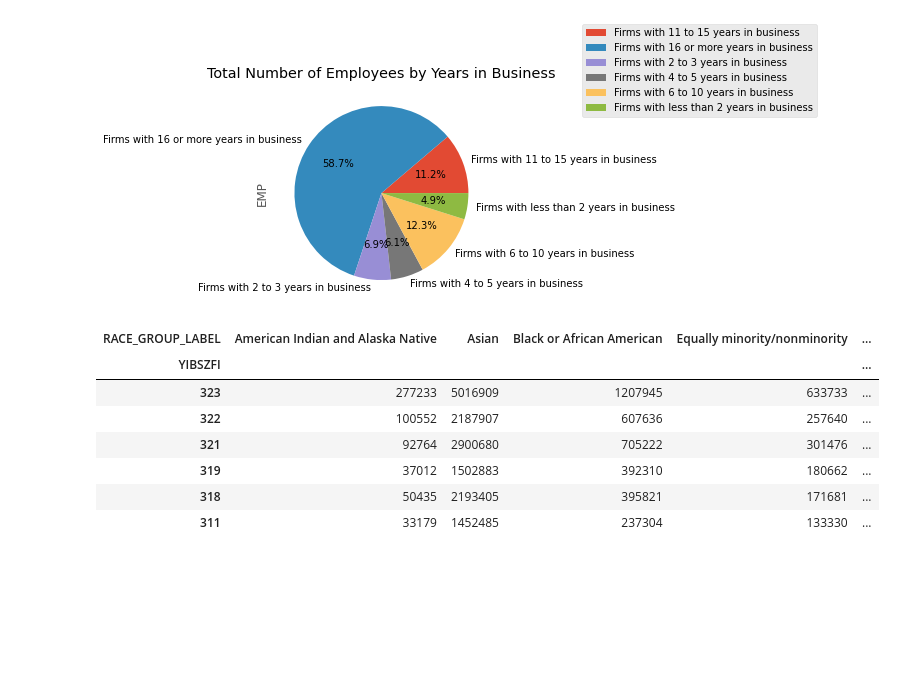
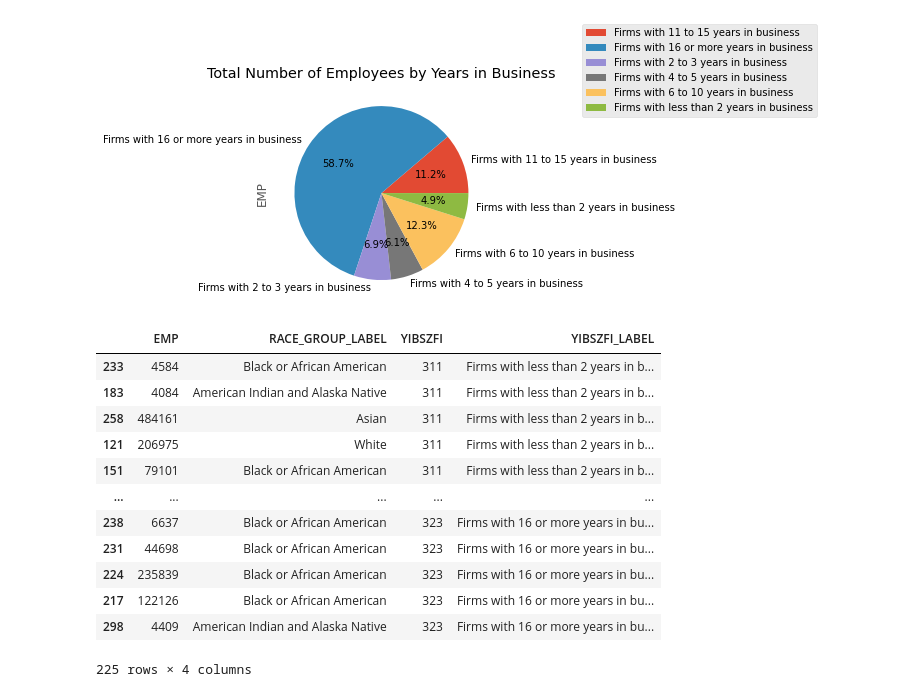
Before and after one commit to ryan5541/ABSAssessment, a Jupyter notebook: atkinson_census_notebook.ipynb, the cells around one changed output. Cells and saved outputs as stored; diff of their text form; code cells hidden in the pictures; blank space fills up the shorter version.

```diff
--- a/atkinson_census_notebook.ipynb
+++ b/atkinson_census_notebook.ipynb
@@ -98,15 +99,17 @@ census_race = census_race[(census_race['RACE_GROUP_LABEL'] != 'Minority')&(censu
-# %%
-#create and check pivot table
-census_race = census_race[['EMP','RACE_GROUP_LABEL', 'YIBSZFI', 'YIBSZFI_LABEL']].copy()
-census_race_pivot = census_race.pivot_table(index='YIBSZFI',columns ='RACE_GROUP_LABEL', values='EMP', aggfunc=np.sum)
-census_race_pivot.sort_values(by=['YIBSZFI'], ascending=False, inplace=True)
-census_race_pivot
-# %% [output]
-| RACE_GROUP_LABEL | American Indian and Alaska Native | Asian | Black or African American | Equally minority/nonminority | ... |
-| YIBSZFI |  |  |  |  | ... |
-| 323 | 277233 | 5016909 | 1207945 | 633733 | ... |
-| 322 | 100552 | 2187907 | 607636 | 257640 | ... |
-| 321 | 92764 | 2900680 | 705222 | 301476 | ... |
-| 319 | 37012 | 1502883 | 392310 | 180662 | ... |
-| 318 | 50435 | 2193405 | 395821 | 171681 | ... |
-| 311 | 33179 | 1452485 | 237304 | 133330 | ... |
+# %%
+# census_race['Percent'] = (census_race['EMP']/census_race['EMP'].sum())*100
+census_race
+# %% [output]
+|  | EMP | RACE_GROUP_LABEL | YIBSZFI | YIBSZFI_LABEL |
+| 233 | 4584 | Black or African American | 311 | Firms with less than 2 years in b... |
+| 183 | 4084 | American Indian and Alaska Native | 311 | Firms with less than 2 years in b... |
+| 258 | 484161 | Asian | 311 | Firms with less than 2 years in b... |
+| 121 | 206975 | White | 311 | Firms with less than 2 years in b... |
+| 151 | 79101 | Black or African American | 311 | Firms with less than 2 years in b... |
+| ... | ... | ... | ... | ... |
+| 238 | 6637 | Black or African American | 323 | Firms with 16 or more years in bu... |
+| 231 | 44698 | Black or African American | 323 | Firms with 16 or more years in bu... |
+| 224 | 235839 | Black or African American | 323 | Firms with 16 or more years in bu... |
+| 217 | 122126 | Black or African American | 323 | Firms with 16 or more years in bu... |
+| 298 | 4409 | American Indian and Alaska Native | 323 | Firms with 16 or more years in bu... |
+225 rows × 4 columns
```
Also changed, not shown: parts of 12 cells of this notebook.
